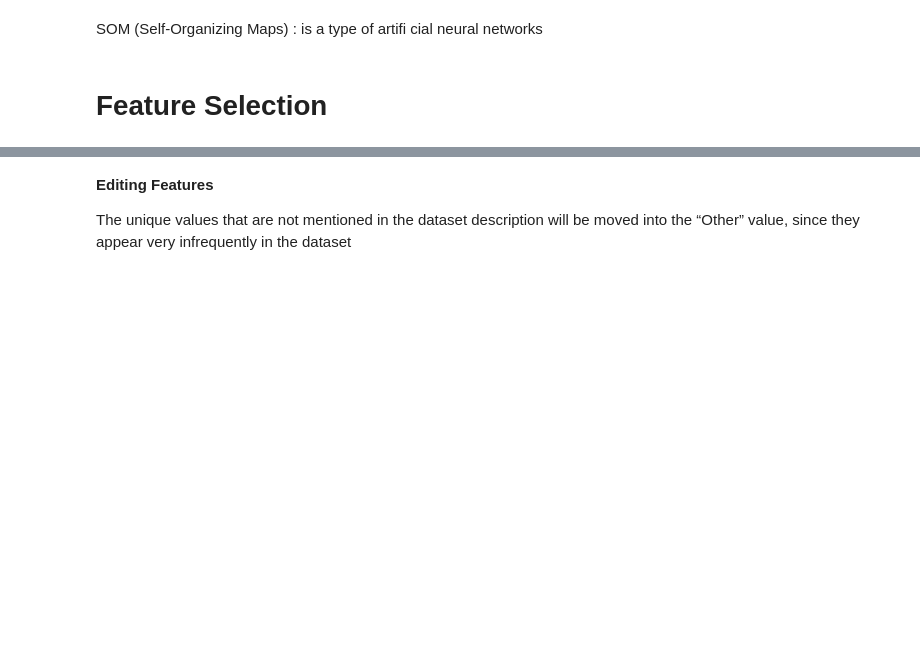
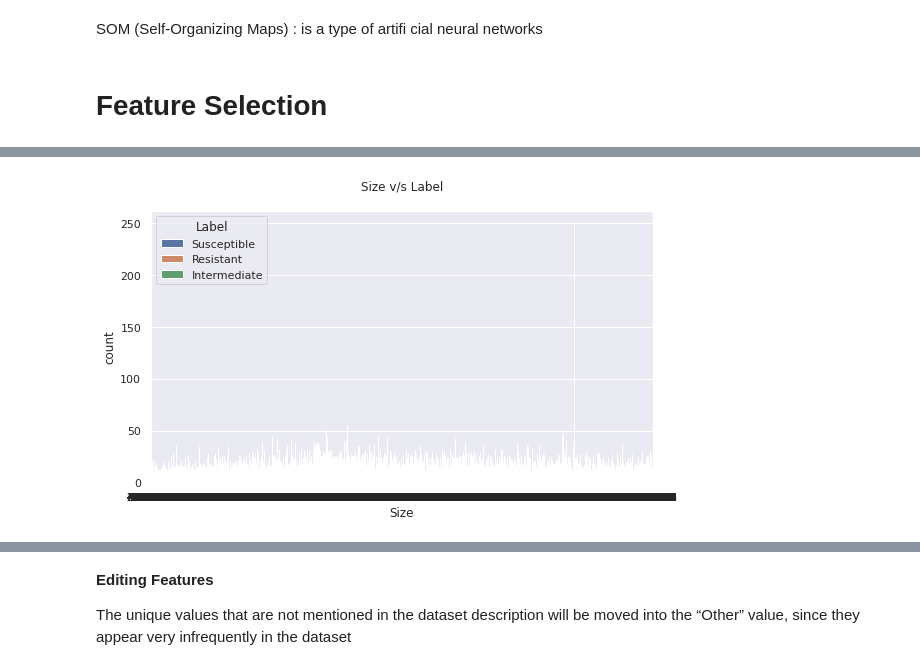
Before and after one commit to ferdoneh/mycobacterium_tuberculosis, a Jupyter notebook: experiment.ipynb, the cells around one changed output, grey strips where cells are left out. Cells and saved outputs as stored; diff of their text form; code cells hidden in the pictures; blank space fills up the shorter version.

```diff
--- a/experiment.ipynb
+++ b/experiment.ipynb
@@ -578,0 +450,7 @@ plt.show()
+# %%
+sns.set(rc={'figure.figsize':(9,5)})
+sns.countplot(data= df3, x='Size',hue='Label')
+plt.title('Size v/s Label\n')
+plt.show()
+# %% [output]
+[figure, added]
```
Also changed, not shown: parts of 118 cells of this notebook.
